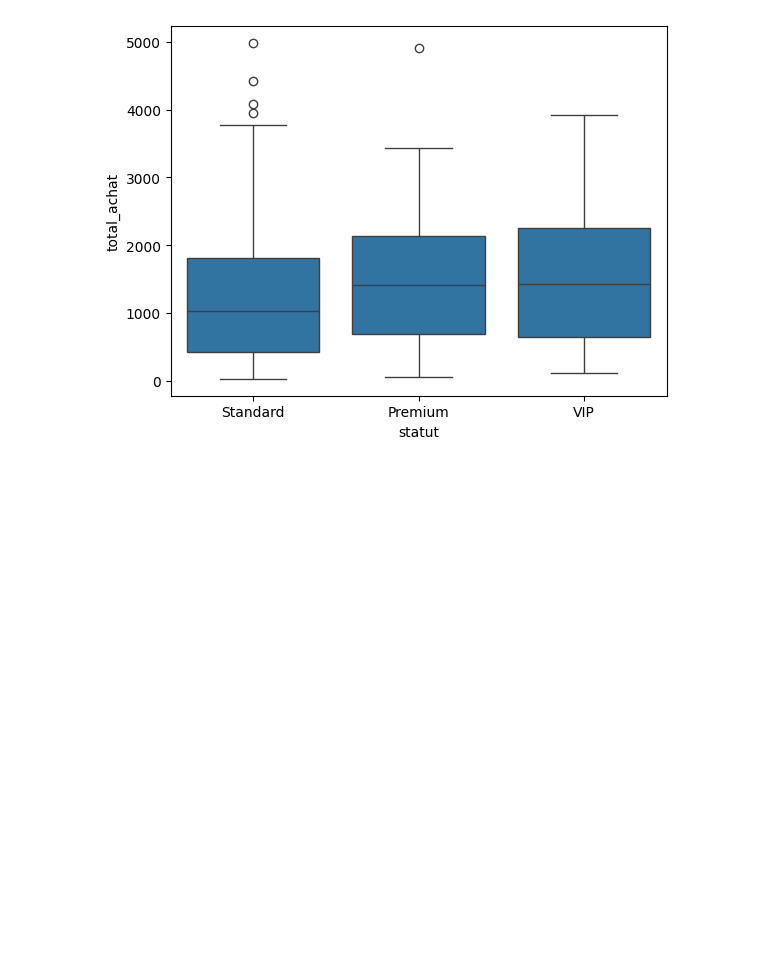
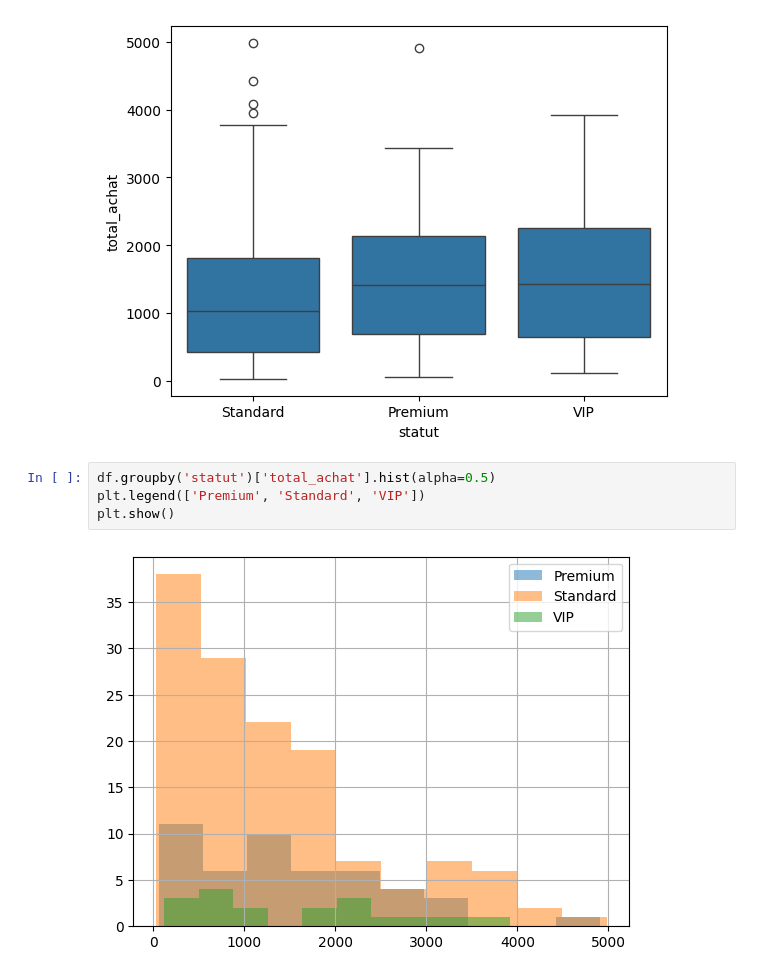
Before and after one commit to H3-8/pandas, a Jupyter notebook: notebook.ipynb, the cells around one changed output. Drawn from its saved outputs; the diff is of its cells as text; blank space fills up the shorter version.

```diff
--- a/notebook.ipynb
+++ b/notebook.ipynb
@@ -962,3 +962,9 @@ sns.boxplot(data=df, x='statut', y='total_achat')
 # %% [output]
 <Axes: xlabel='statut', ylabel='total_achat'>
 [figure]
+# %%
+df.groupby('statut')['total_achat'].hist(alpha=0.5)
+plt.legend(['Premium', 'Standard', 'VIP'])
+plt.show()
+# %% [output]
+[figure, added]
```
Also changed, not shown: parts of 1 cell of this notebook.
